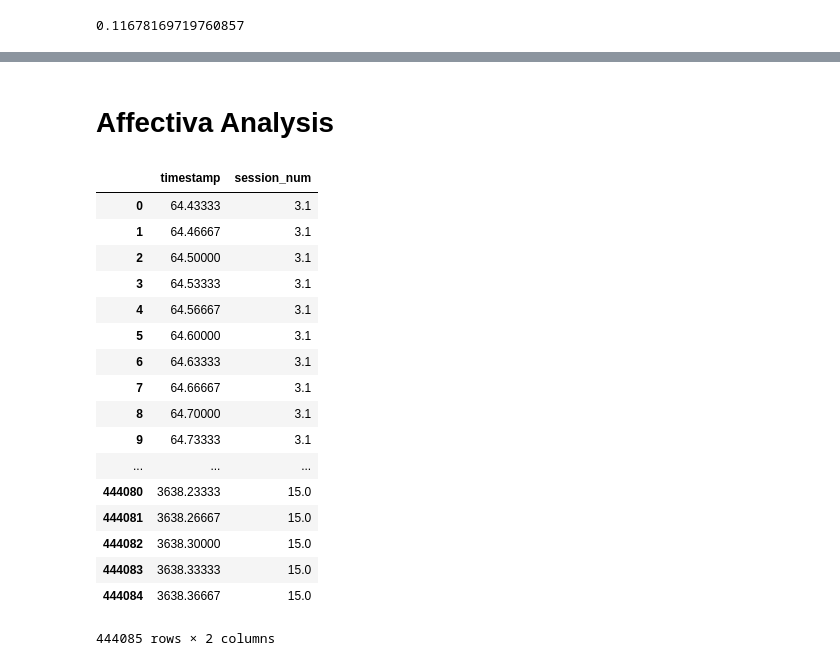
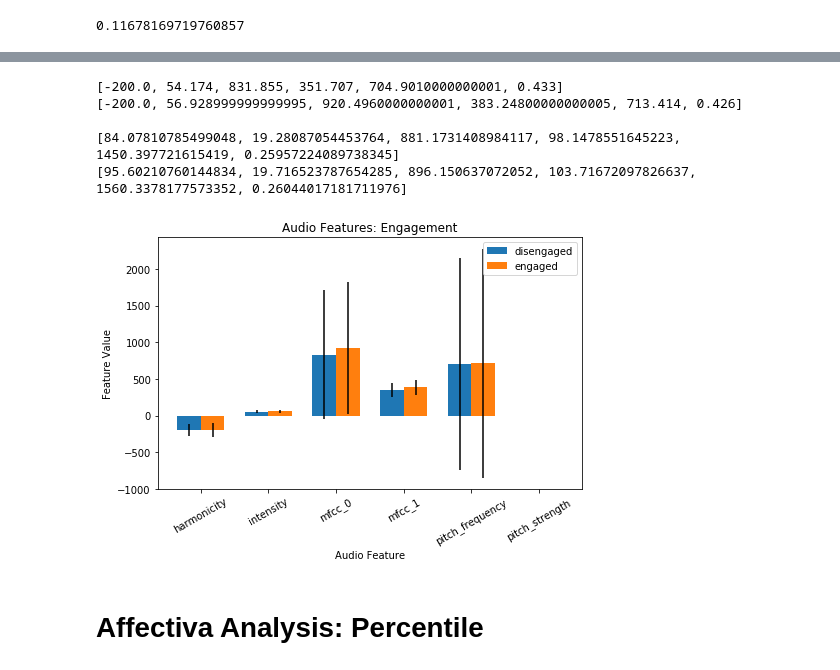
Before and after one commit to interaction-lab/exp_engagement, a Jupyter notebook: Analysis/p9_all_features_analysis.ipynb, the cells around one changed output, grey strips where cells are left out. Drawn from its saved outputs; the diff is of its cells as text; code cells hidden in the pictures.

```diff
--- a/Analysis/p9_all_features_analysis.ipynb
+++ b/Analysis/p9_all_features_analysis.ipynb
@@ -50,23 +140,57 @@ len(aff)/len(rest)
+# %%
+audio = ['harmonicity', 'intensity', 'mfcc_0', 'mfcc_1', 'pitch_frequency', 'pitch_strength']
+
+aud_en = []
+aud_dis = []
+
+aud_en_std = []
+aud_dis_std = []
+
+d_en = rest.loc[rest['engagement'] == 0]
+d_dis = rest.loc[rest['engagement'] == 1]
+
+for a in audio:
+    aud_en.append(np.nanmedian(d_en[a]))
+    aud_en_std.append(np.nanstd(d_en[a]))
+
+    aud_dis.append(np.nanmedian(d_dis[a]))
+    aud_dis_std.append(np.nanstd(d_dis[a]))
+
+print(aud_en)
+print(aud_dis)
+
+print()
+
+print(aud_en_std)
+print(aud_dis_std)
+
+plt.rcParams["figure.figsize"] = [7,5]
+
+fig, ax = plt.subplots()
+
+index = np.arange(6)
+bar_width = 0.35
+
+rects1 = ax.bar(index, aud_en, bar_width, yerr=aud_en_std, label='disengaged')
+rects2 = ax.bar(index+bar_width, aud_dis, bar_width, yerr=aud_dis_std, label='engaged')
+
+ax.set_xlabel('Audio Feature')
+ax.set_ylabel('Feature Value')
+ax.set_title('Audio Features: Engagement')
+
+ax.set_xticks(index + bar_width / 2)
+ax.set_xticklabels(('harmonicity', 'intensity', 'mfcc_0', 'mfcc_1', 'pitch_frequency', 'pitch_strength'))
+ax.legend()
+plt.xticks(rotation=30)
+fig.tight_layout()
+
+plt.show()
+# %% [output]
+[-200.0, 54.174, 831.855, 351.707, 704.9010000000001, 0.433]
+[-200.0, 56.928999999999995, 920.4960000000001, 383.24800000000005, 713.414, 0.426]
+
+[84.07810785499048, 19.28087054453764, 881.1731408984117, 98.1478551645223, 1450.397721615419, 0.25957224089738345]
+[95.60210760144834, 19.716523787654285, 896.150637072052, 103.71672097826637, 1560.3378177573352, 0.26044017181711976]
+[figure, added]
 # %% [markdown]
-# Affectiva Analysis
+# Affectiva Analysis: Percentile
-# %%
-rest[['timestamp', 'session_num']]
-# %% [output]
-|  | timestamp | session_num |
-| 0 | 64.43333 | 3.1 |
-| 1 | 64.46667 | 3.1 |
-| 2 | 64.50000 | 3.1 |
-| 3 | 64.53333 | 3.1 |
-| 4 | 64.56667 | 3.1 |
-| 5 | 64.60000 | 3.1 |
-| 6 | 64.63333 | 3.1 |
-| 7 | 64.66667 | 3.1 |
-| 8 | 64.70000 | 3.1 |
-| 9 | 64.73333 | 3.1 |
-| ... | ... | ... |
-| 444080 | 3638.23333 | 15.0 |
-| 444081 | 3638.26667 | 15.0 |
-| 444082 | 3638.30000 | 15.0 |
-| 444083 | 3638.33333 | 15.0 |
-| 444084 | 3638.36667 | 15.0 |
-444085 rows × 2 columns
```
Also changed, not shown: parts of 21 cells of this notebook.
